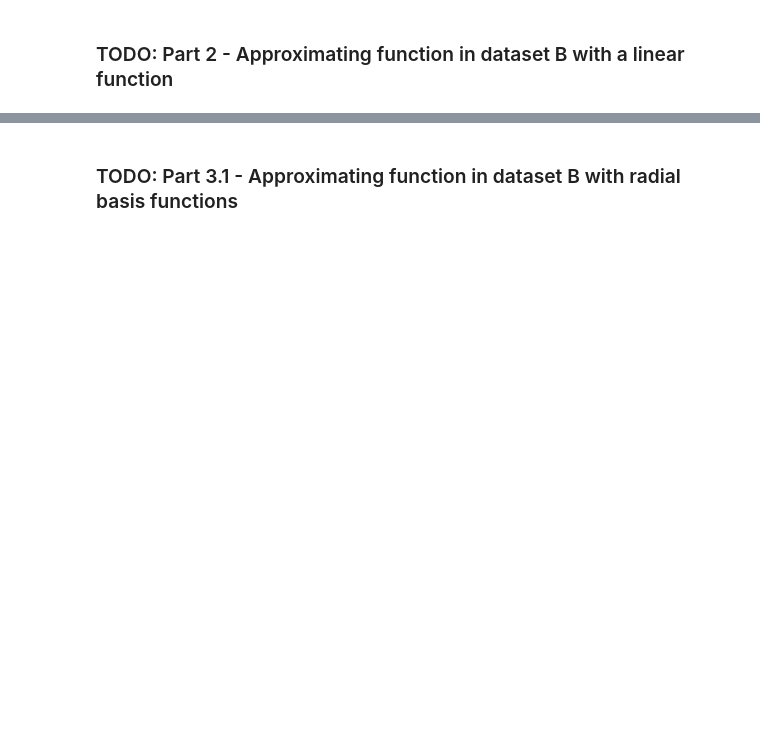
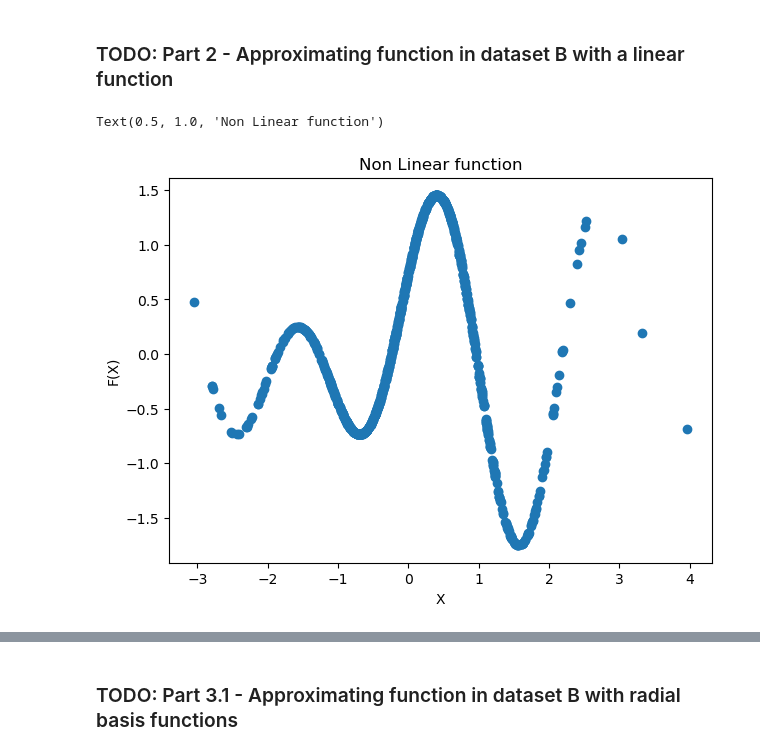
Before and after one commit to Augustin690/learning-dynamical-systems, a Jupyter notebook: src/part1/task1.ipynb, the cells around one changed output, grey strips where cells are left out. Drawn from its saved outputs; the diff is of its cells as text; code cells hidden in the pictures; blank space fills up the shorter version.

```diff
--- a/src/part1/task1.ipynb
+++ b/src/part1/task1.ipynb
@@ -15,2 +42,14 @@ data_B = np.loadtxt('../../data/nonlinear_function_data.txt')
 # %% [markdown]
 ### TODO: Part 2 -  Approximating function in dataset B with a linear function
+# %%
+fig, ax = plt.subplots(1,1, figsize =(7,5))
+X_B = data_B[:,0]
+Y_B = data_B[:,1]
+
+ax.scatter(X_B, Y_B)
+ax.set_xlabel("X")
+ax.set_ylabel("F(X)")
+ax.set_title("Non Linear function")
+# %% [output]
+Text(0.5, 1.0, 'Non Linear function')
+[figure, added]
```
Also changed, not shown: parts of 11 cells of this notebook, 1 other file.
